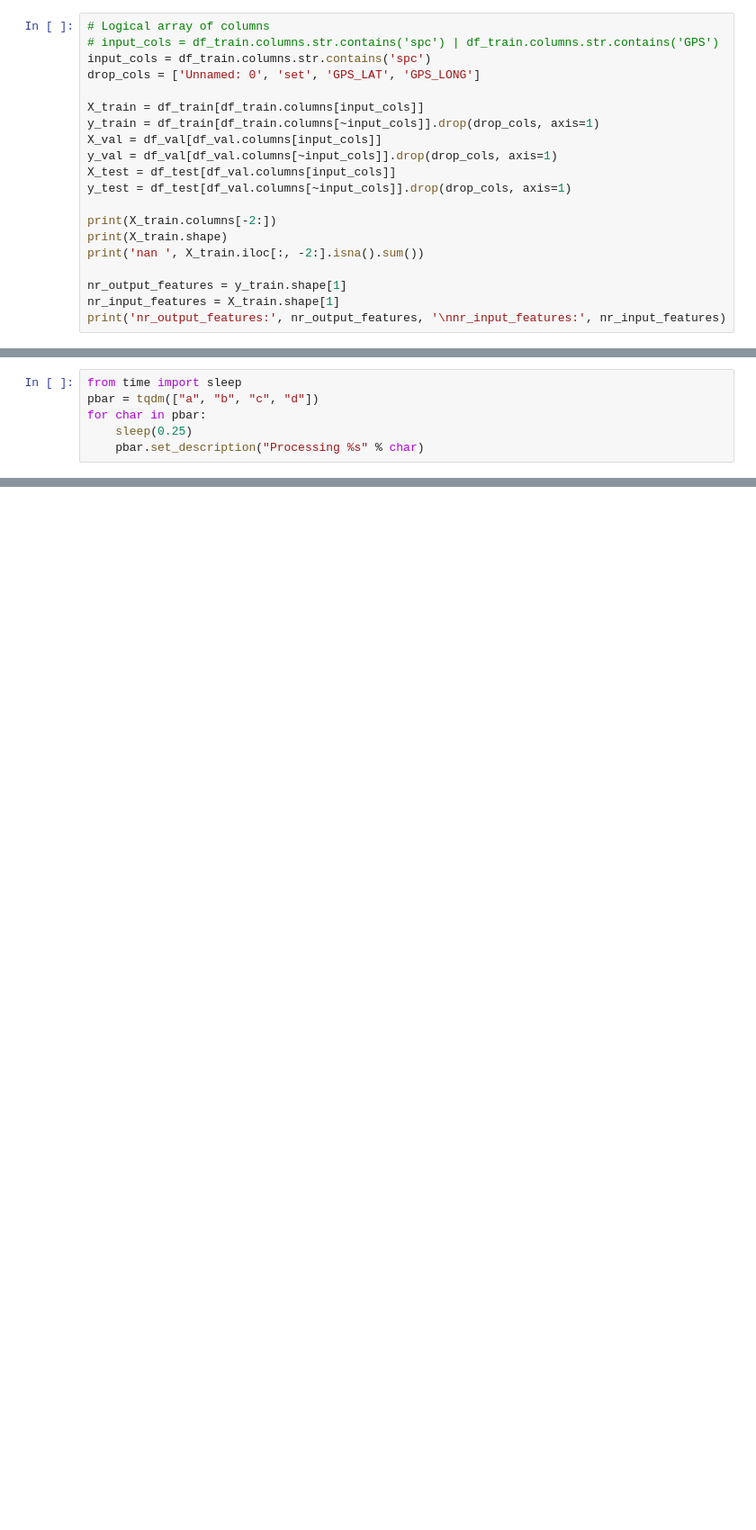
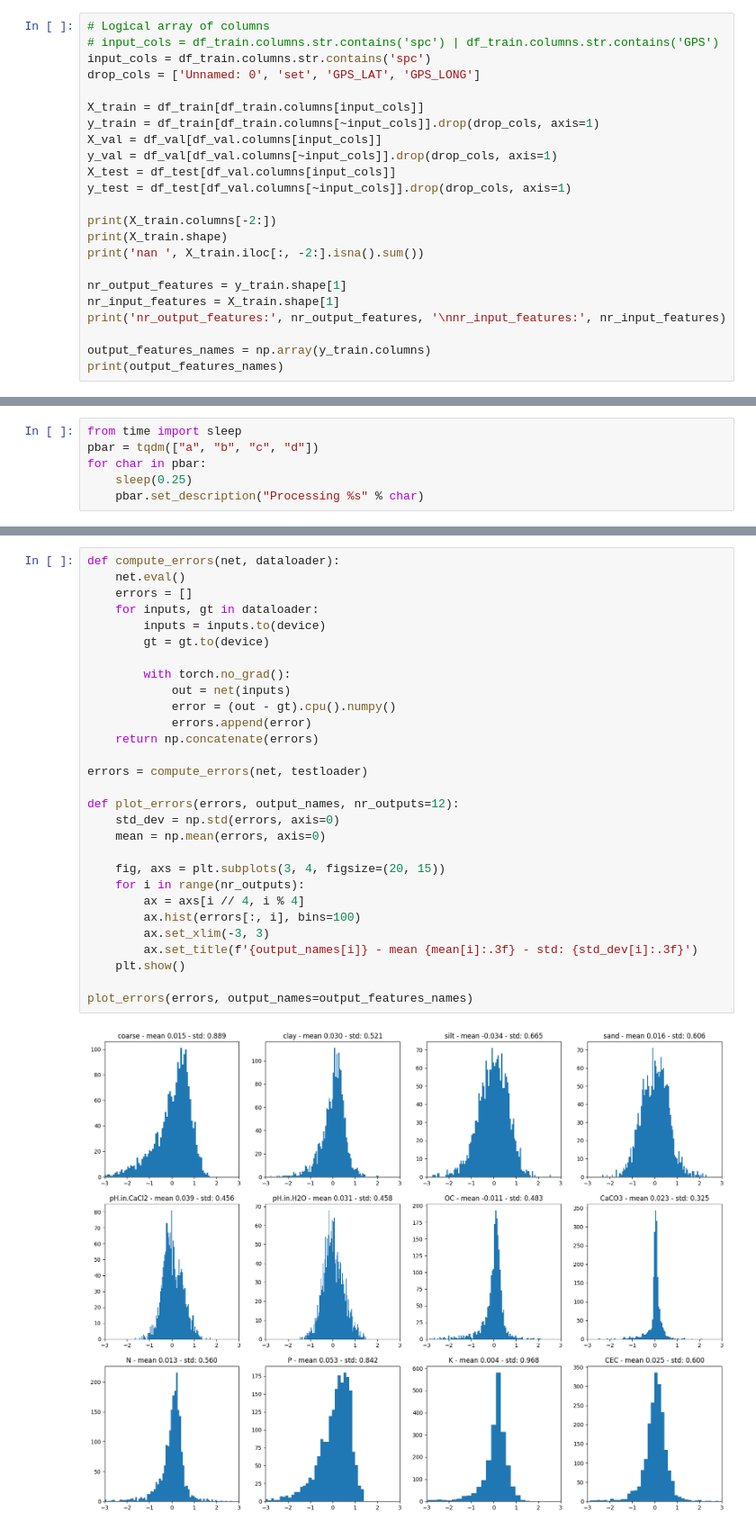
Before and after one commit to andypalmi/unimib, a Jupyter notebook: BigImaging/00_exercises/lab06/lab04_lucas_partial.ipynb, the cells around one changed output, grey strips where cells are left out. Shown at 90% size. Cells and saved outputs as stored; diff of their text form; blank space fills up the shorter version.

Commit message:
lucas dataset with plots and env lab 16 google engine

```diff
--- a/BigImaging/00_exercises/lab06/lab04_lucas_partial.ipynb
+++ b/BigImaging/00_exercises/lab06/lab04_lucas_partial.ipynb
@@ -67,6 +67,9 @@ print('nan ', X_train.iloc[:, -2:].isna().sum())
 nr_output_features = y_train.shape[1]
 nr_input_features = X_train.shape[1]
 print('nr_output_features:', nr_output_features, '\nnr_input_features:', nr_input_features)
+
+output_features_names = np.array(y_train.columns)
+print(output_features_names)
 # %% [output]
 Index(['spc.2499', 'spc.2499.5'], dtype='object')
 (13939, 4200)
@@ -440,0 +427,31 @@ for char in pbar:
+# %%
+def compute_errors(net, dataloader):
+    net.eval()
+    errors = []
+    for inputs, gt in dataloader:
+        inputs = inputs.to(device)
+        gt = gt.to(device)
+
+        with torch.no_grad():
+            out = net(inputs)
+            error = (out - gt).cpu().numpy()
+            errors.append(error)
+    return np.concatenate(errors)
+
+errors = compute_errors(net, testloader)
+
+def plot_errors(errors, output_names, nr_outputs=12):
+    std_dev = np.std(errors, axis=0)
+    mean = np.mean(errors, axis=0)
+
+    fig, axs = plt.subplots(3, 4, figsize=(20, 15))
+    for i in range(nr_outputs):
+        ax = axs[i // 4, i % 4]
+        ax.hist(errors[:, i], bins=100)
+        ax.set_xlim(-3, 3)
+        ax.set_title(f'{output_names[i]} - mean {mean[i]:.3f} - std: {std_dev[i]:.3f}')
+    plt.show()
+
+plot_errors(errors, output_names=output_features_names)
+# %% [output]
+[figure, added]
```
Also changed, not shown: parts of 10 cells of this notebook, 19 other files.
